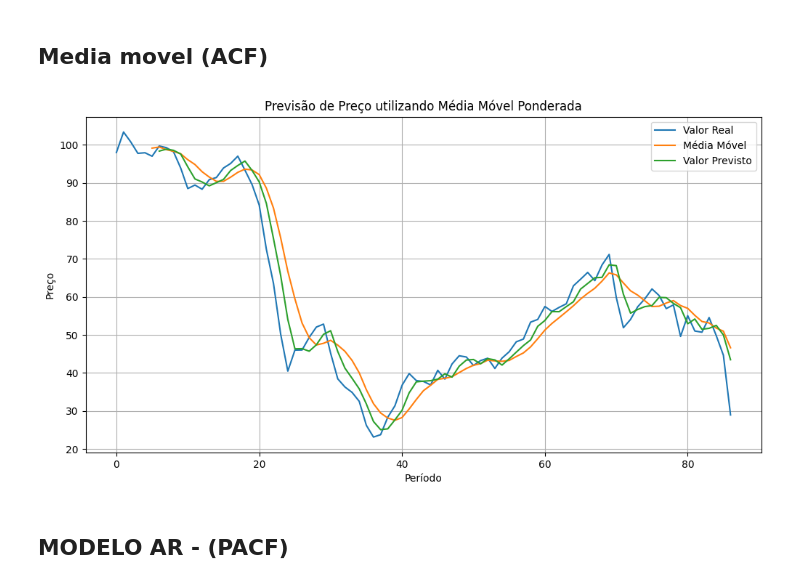
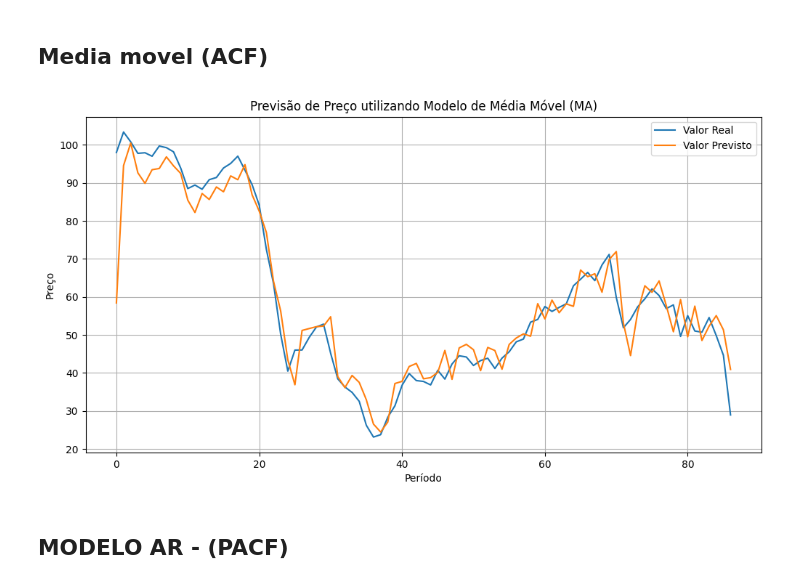
Before and after one commit to DionesGouvea/data-science-toolbox, a Jupyter notebook: Basic_Series_Temporais.ipynb, the cells around one changed output. Drawn from its saved outputs; the diff is of its cells as text; code cells hidden in the pictures.

```diff
--- a/Basic_Series_Temporais.ipynb
+++ b/Basic_Series_Temporais.ipynb
@@ -175,30 +175,29 @@ PACF (Função de Autocorrelação Parcial): A PACF mede a correlação direta e
 # %%
 import pandas as pd
 import matplotlib.pyplot as plt
+from statsmodels.tsa.arima.model import ARIMA
 
 dados = pd.read_csv('/content/preco.csv', decimal=',')
 preco = dados['preco'].astype(float)
 
-media_movel = preco.rolling(window=6).mean()  # Média móvel de 7 períodos (uma semana)
+# Parâmetros do modelo de média móvel (MA)
+ordem = (0, 0, 6)  # Ordem do modelo ARIMA: (p, d, q)
+modelo = ARIMA(preco, order=ordem)
+modelo_fit = modelo.fit()
 
-valor_previsto = media_movel.copy()
-
-for i in range(1, len(valor_previsto)):
-    erro = preco[i-1] - media_movel[i-1]
-    valor_previsto[i] = media_movel[i] + 0.5 * erro
+valor_previsto = modelo_fit.predict(start=0, end=len(preco)-1)
 
 plt.figure(figsize=(12, 6))
 plt.plot(preco, label='Valor Real')
-plt.plot(media_movel, label='Média Móvel')
 plt.plot(valor_previsto, label='Valor Previsto')
 plt.xlabel('Período')
 plt.ylabel('Preço')
-plt.title('Previsão de Preço utilizando Média Móvel Ponderada')
+plt.title('Previsão de Preço utilizando Modelo de Média Móvel (MA)')
 plt.legend()
 plt.grid(True)
 plt.show()
 # %% [output]
-[figure, old version]
+[figure, new version]
 # %% [markdown]
 ## MODELO AR - (PACF)
 # %%
```
